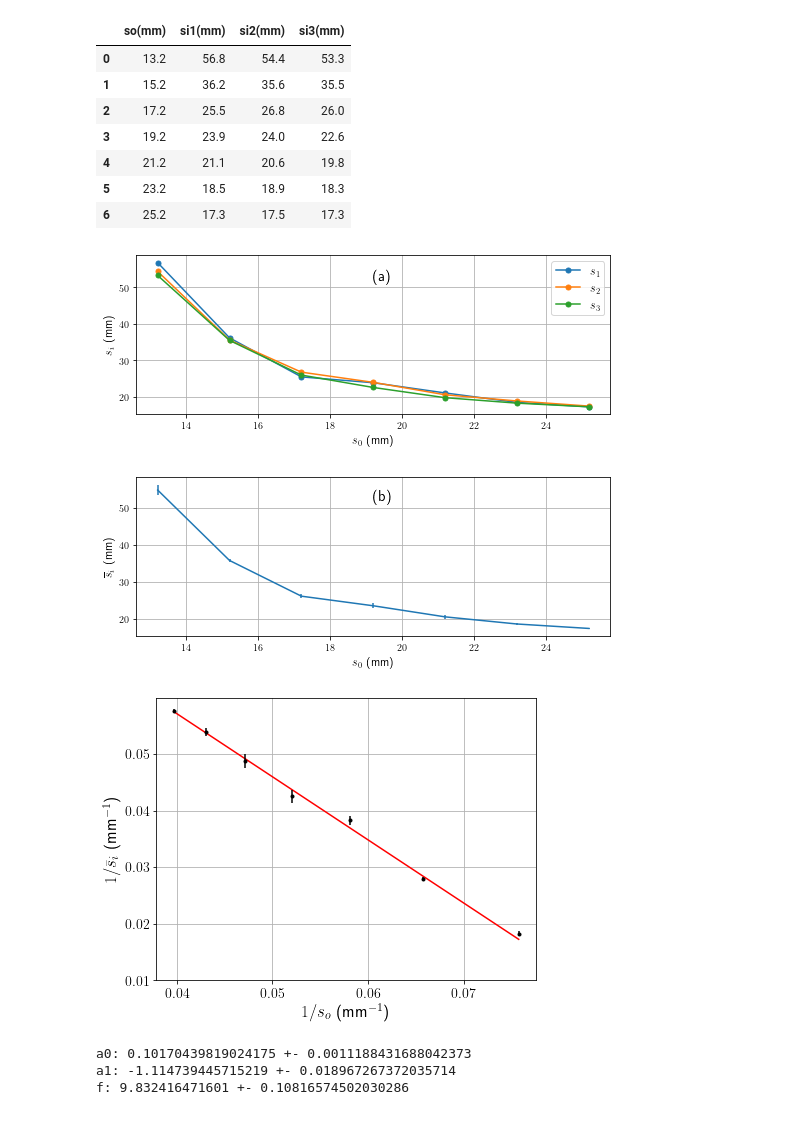
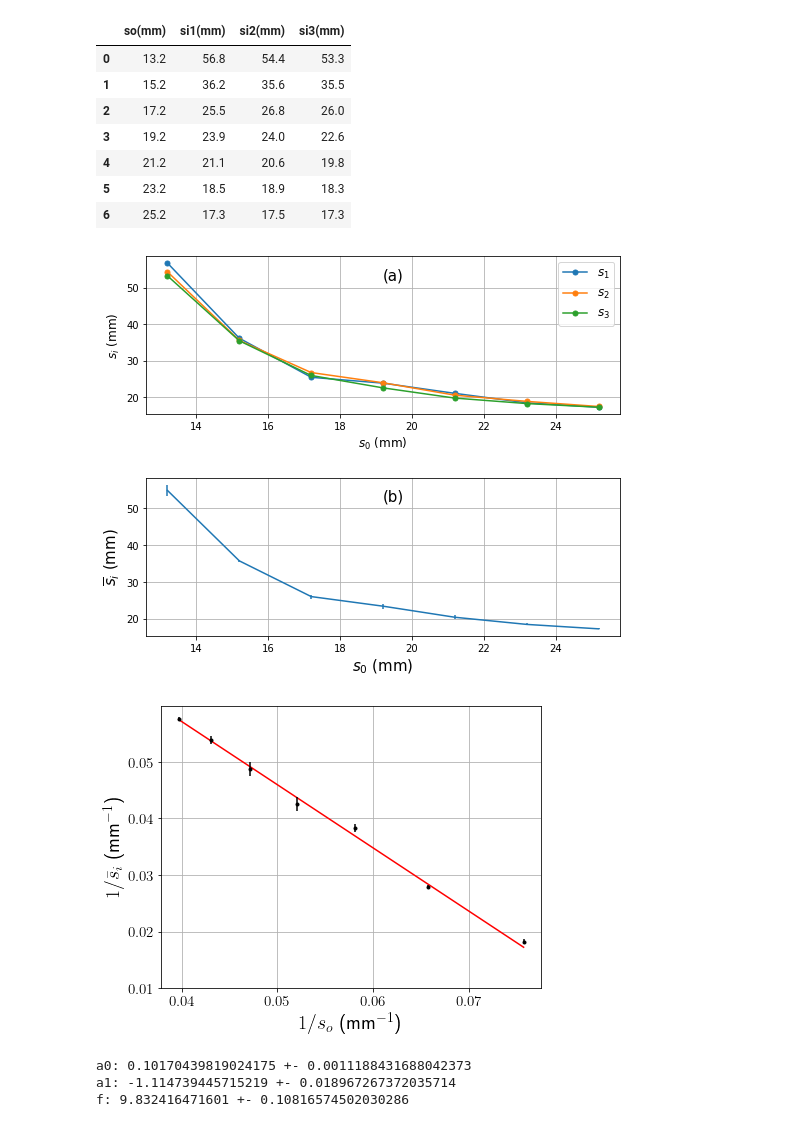
Before and after one commit to dangarciahe/ProblemasExperimental2, a Jupyter notebook: Punto3.ipynb, the cells around one changed output. Saved outputs shown, nothing was run; the diff lists cells and outputs as text; code cells hidden in the pictures.

```diff
--- a/Punto3.ipynb
+++ b/Punto3.ipynb
@@ -15,7 +15,7 @@ datos
 | 5 | 23.2 | 18.5 | 18.9 | 18.3 |
 | 6 | 25.2 | 17.3 | 17.5 | 17.3 |
 # %%
-plt.rcParams['text.usetex']=True
+
 fig = plt.figure(figsize=(8.5,7))
 ax0 = fig.add_subplot(211)
 ax1 = fig.add_subplot(212)
@@ -29,37 +29,37 @@ for ii in range (3):
     ax0.plot(datos["so(mm)"], datos[f"si{ii+1}(mm)"], 'o-', label=f"$s_{ii+1}$", \
             markersize = 5)
 ax0.set_xlabel(r"$s_0$ (mm)", fontsize=12)
 ax0.set_ylabel(r"$s_i$ (mm)", fontsize=12)
 ax0.set_xticks(np.arange(14,26,2), fontsize=11)
 ax0.set_yticks(np.arange(20,60,10), fontsize=11)
 ax0.legend(fontsize=12)
 ax0.grid()
 
 
 
 ## 3.2 y  3.3
 averages = []
 deviations = []
 for ii in range (len(datos["so(mm)"])):
     aux = []
     for jj in range (1, 4):
         aux.append(datos[f"si{jj}(mm)"][ii])
     averages.append(np.average(aux))
     deviations.append(np.std(aux))
 
 ax1.errorbar(datos["so(mm)"], averages, yerr=deviations, marker='', ls='-')
-ax1.set_xticks(np.arange(14,26,2), fontsize=11)
-ax1.set_yticks(np.arange(20,60,10), fontsize=11)
-ax1.set_xlabel(r"$s_0$ (mm)", fontsize=12)
-ax1.set_ylabel(r"$\overline{s}_i$ (mm)", fontsize=12)
+ax1.set_xticks(np.arange(14,26,2), fontsize=20)
+ax1.set_yticks(np.arange(20,60,10), fontsize=15)
+ax1.set_xlabel(r"$s_0$ (mm)", fontsize=15)
+ax1.set_ylabel(r"$\overline{s}_i$ (mm)", fontsize=15)
 ax1.grid()
 
 ax0.text(labelpos, 52, ("(a)"),fontsize=15)
 ax1.text(labelpos, 52, ("(b)"),fontsize=15)
 
 plt.savefig("s0si.pdf")
 plt.show()
 # %% [output]
-[figure, old version]
+[figure, new version]
 # %%
 from scipy.optimize import curve_fit
@@ -77,14 +77,14 @@ popt, pcov = curve_fit(lin, x, y, sigma=Dy)
 fig1 = plt.figure(figsize=(6.8, 5.2))
 plt.plot(x, lin(x,*popt), 'r')
 plt.errorbar(x, y,yerr=Dy, fmt='o', markersize=3, color='k')
-plt.yticks(np.arange(0.01, 0.06,0.01), fontsize=14)
-plt.xticks(np.arange(0.04, 0.08, 0.01), fontsize=14)
-plt.xlabel(r'$1/s_{o}$ (mm$^{-1}$)', fontsize=17)
-plt.ylabel(r'$1/\bar{s}_{i}$ (mm$^{-1}$)', fontsize=17)
+plt.yticks(np.arange(0.01, 0.06,0.01), fontsize=15)
+plt.xticks(np.arange(0.04, 0.08, 0.01), fontsize=15)
+plt.xlabel(r'$1/s_{o}$ (mm$^{-1}$)', fontsize=20)
+plt.ylabel(r'$1/\bar{s}_{i}$ (mm$^{-1}$)', fontsize=20)
 plt.grid()
 plt.savefig('linsosi.pdf')
 # %% [output]
-[figure, old version]
+[figure, new version]
 # %%
 perr = np.sqrt(np.diag(pcov))
 f = 1/popt[1]
```
Also changed, not shown: parts of 1 cell of this notebook.
